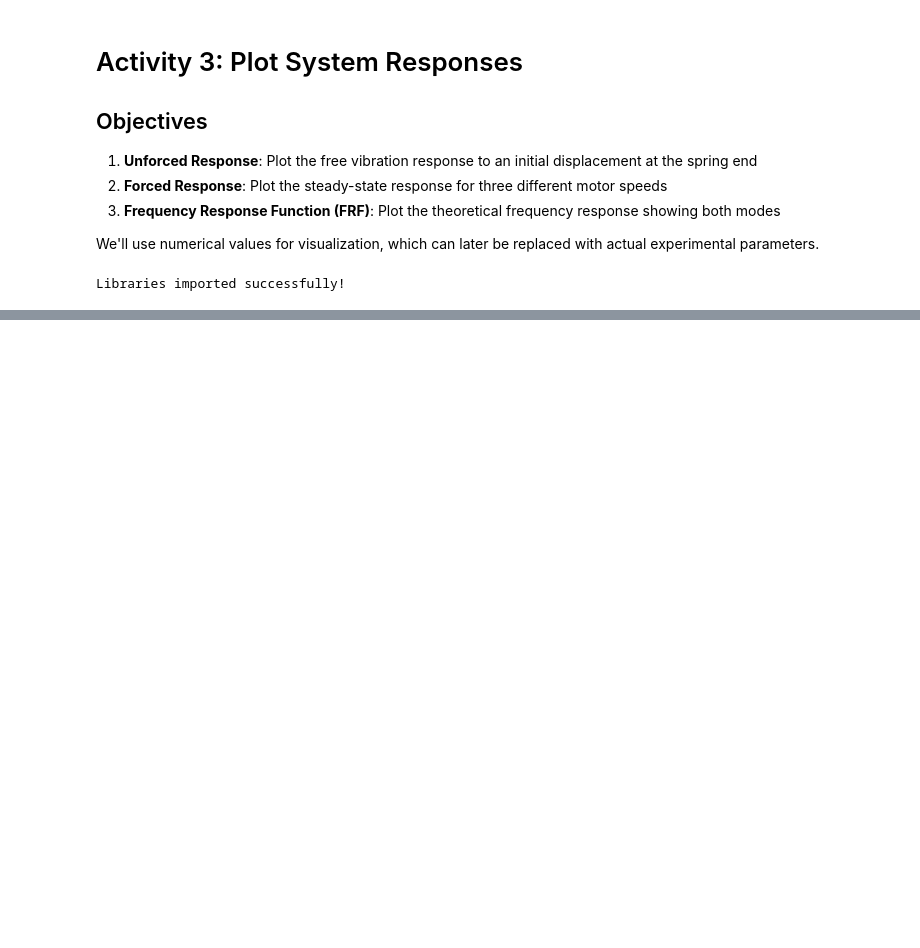
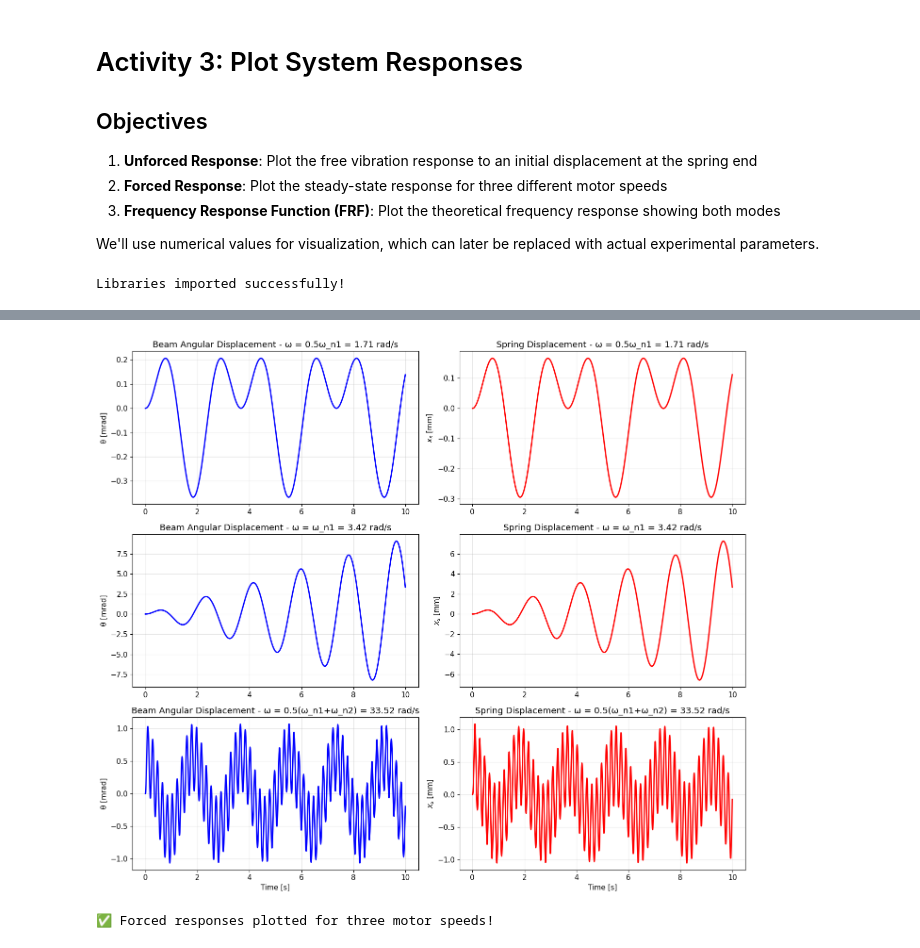
Before and after one commit to Du-nara/ME421-Mechanical-Systems-Lab-A3, a Jupyter notebook: Vibration/E_20_260_Vibration.ipynb, the cells around one changed output, grey strips where cells are left out. Cells and saved outputs as stored; diff of their text form; code cells hidden in the pictures; blank space fills up the shorter version.

```diff
--- a/Vibration/E_20_260_Vibration.ipynb
+++ b/Vibration/E_20_260_Vibration.ipynb
@@ -642,0 +879,77 @@ Libraries imported successfully!
+# %%
+# Define state-space for forced system
+def system_forced(z, t, M, C, K, omega, F0):
+    """
+    Forced system: M⋅q̈ + C⋅q̇ + K⋅q = F(t)
+    F(t) = [F0⋅cos(ωt), 0]ᵀ
+    """
+    q = z[0:2]
+    q_dot = z[2:4]
+
+    # Forcing vector
+    F = np.array([F0 * np.cos(omega * t), 0])
+
+    # Accelerations
+    M_inv = np.linalg.inv(M)
+    q_ddot = M_inv @ (F - C @ q_dot - K @ q)
+
+    return np.concatenate([q_dot, q_ddot])
+
+# Define three motor speeds
+F0 = m_u * e * L_m  # Forcing amplitude coefficient (multiply by ω²)
+
+omega_motor = [
+    0.5 * omega_n1,                      # Below first resonance
+    omega_n1,                            # At first resonance
+    0.5 * (omega_n1 + omega_n2)         # Between resonances
+]
+
+labels = [
+    f'ω = 0.5ω_n1 = {omega_motor[0]:.2f} rad/s',
+    f'ω = ω_n1 = {omega_motor[1]:.2f} rad/s',
+    f'ω = 0.5(ω_n1+ω_n2) = {omega_motor[2]:.2f} rad/s'
+]
+
+# Time vector for forced response (longer to reach steady-state)
+t_forced = np.linspace(0, 10, 2000)
+
+# Initial conditions (start from rest)
+z0_forced = np.zeros(4)
+
+# Solve for each motor speed
+responses = []
+for omega in omega_motor:
+    F0_scaled = F0 * omega**2  # F0 = m_u⋅e⋅ω²⋅L_m
+    z = odeint(system_forced, z0_forced, t_forced, args=(M, C, K, omega, F0_scaled))
+    responses.append(z)
+
+# Plot forced responses
+fig, axes = plt.subplots(3, 2, figsize=(14, 12))
+
+for i, (z, omega, label) in enumerate(zip(responses, omega_motor, labels)):
+    theta = z[:, 0]
+    x_s = z[:, 1]
+
+    # Plot theta
+    axes[i, 0].plot(t_forced, theta * 1000, 'b-')
+    axes[i, 0].set_ylabel('θ [mrad]')
+    axes[i, 0].set_title(f'Beam Angular Displacement - {label}')
+    axes[i, 0].grid(True, alpha=0.3)
+
+    # Plot x_s
+    axes[i, 1].plot(t_forced, x_s * 1000, 'r-')
+    axes[i, 1].set_ylabel('$x_s$ [mm]')
+    axes[i, 1].set_title(f'Spring Displacement - {label}')
+    axes[i, 1].grid(True, alpha=0.3)
+
+axes[2, 0].set_xlabel('Time [s]')
+axes[2, 1].set_xlabel('Time [s]')
+
+plt.tight_layout()
+plt.savefig('forced_response.png', dpi=150, bbox_inches='tight')
+plt.show()
+
+print("\n✅ Forced responses plotted for three motor speeds!")
+# %% [output]
+[figure, added]
+✅ Forced responses plotted for three motor speeds!
```
Also changed, not shown: parts of 10 cells of this notebook.
